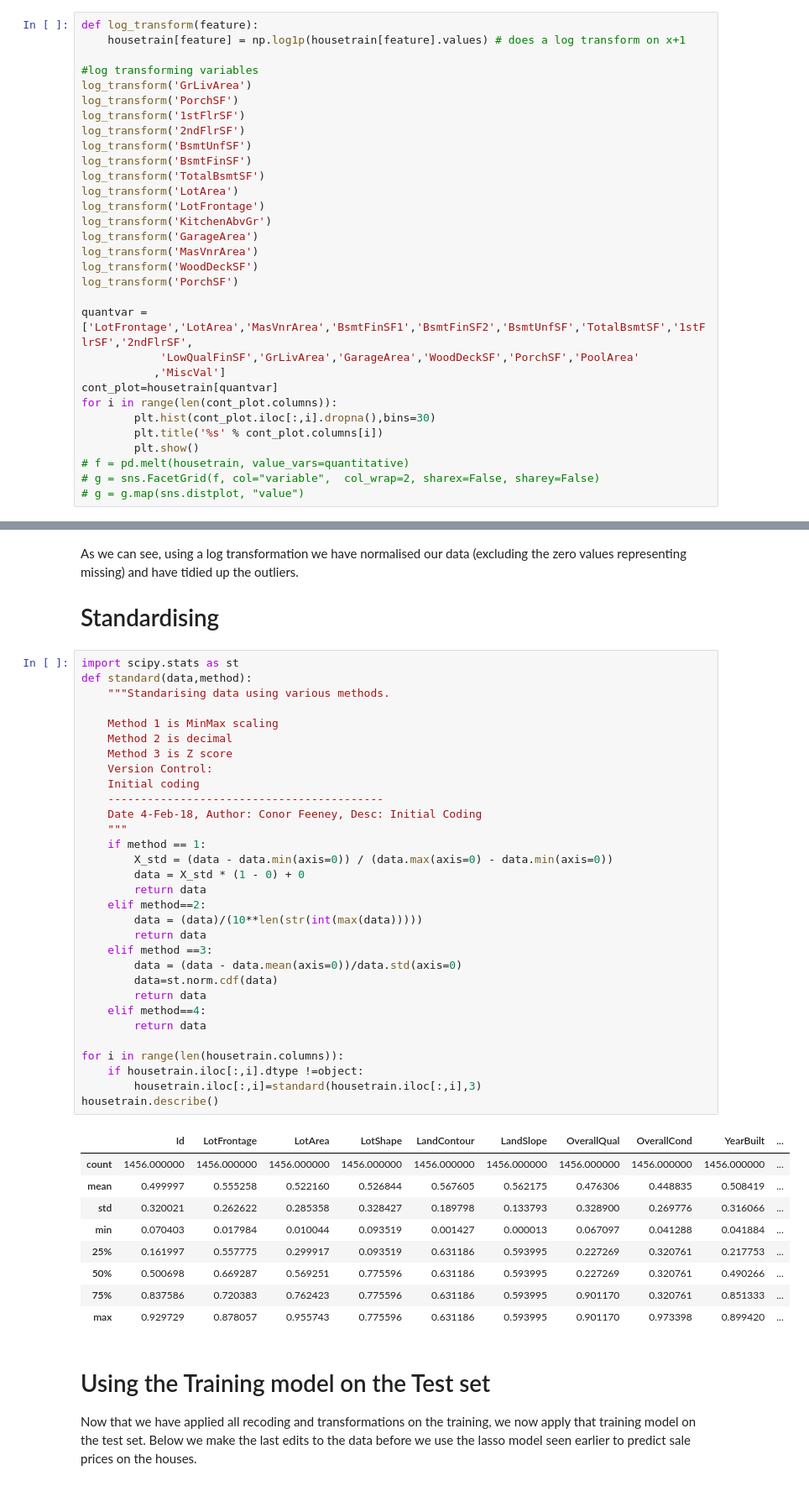
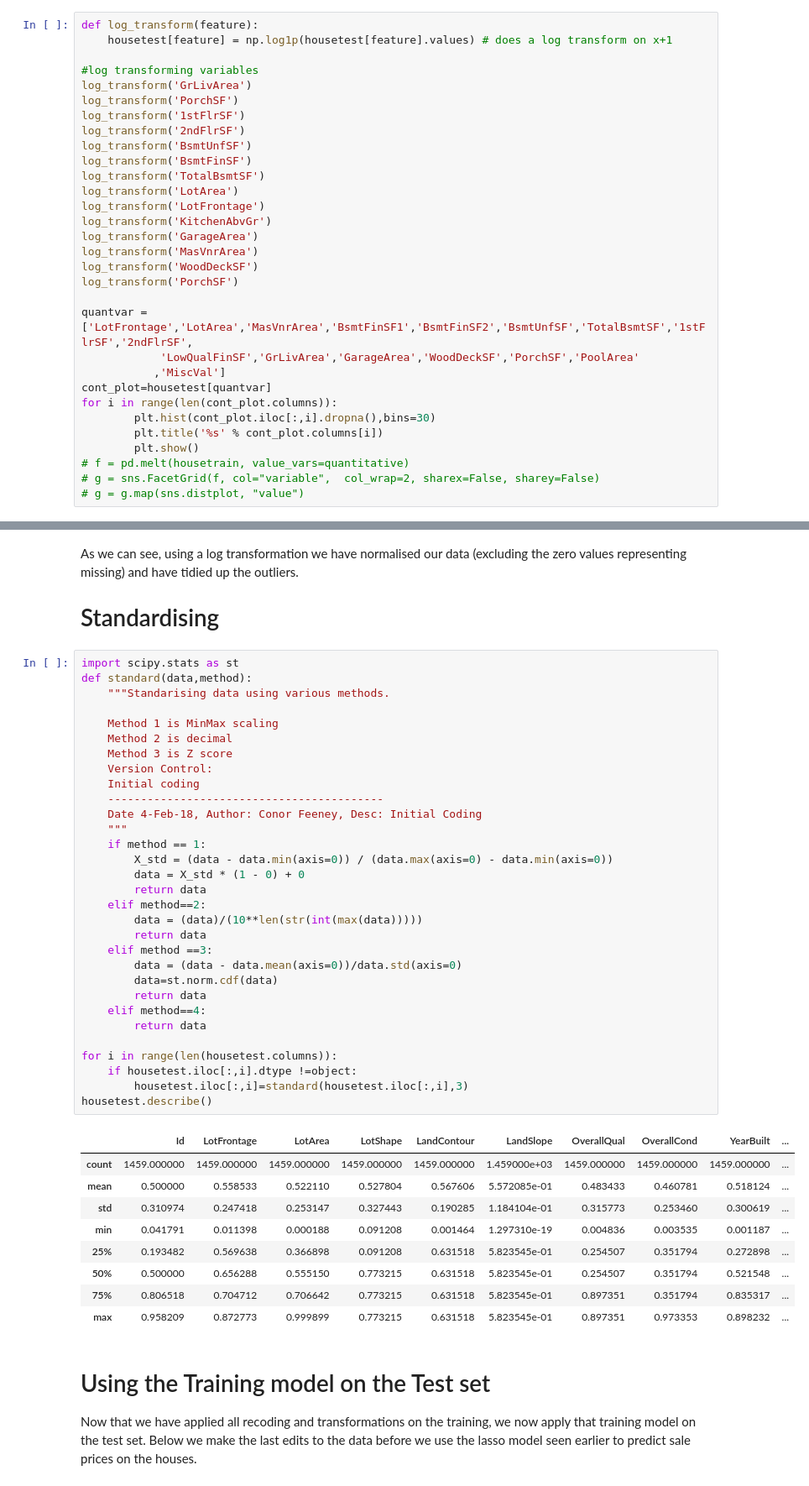
Before and after one commit to ConorFeeney/IS540-Project-2, a Jupyter notebook: Base Model Report.ipynb, the cells around one changed output, grey strips where cells are left out. Shown at 84% size. Cells and saved outputs as stored; diff of their text form.

```diff
--- a/Base Model Report.ipynb
+++ b/Base Model Report.ipynb
@@ -1697,7 +1697,7 @@ We can also use some combination thereof. For our base model, it was decided to
 For right skewed data, the log transformation works well, and this was the selected transformation for our model for the severly right skewed data listed above. It is suspected that if the outliers were dealt with, the data would become more normally distributed. This was the decided approach with a view of returning to this as we seek to improve the model.
 # %%
 def log_transform(feature):
-    housetrain[feature] = np.log1p(housetrain[feature].values) # does a log transform on x+1
+    housetest[feature] = np.log1p(housetest[feature].values) # does a log transform on x+1
 
 #log transforming variables
 log_transform('GrLivArea')
@@ -1718,7 +1718,7 @@ log_transform('PorchSF')
 quantvar = ['LotFrontage','LotArea','MasVnrArea','BsmtFinSF1','BsmtFinSF2','BsmtUnfSF','TotalBsmtSF','1stFlrSF','2ndFlrSF',
             'LowQualFinSF','GrLivArea','GarageArea','WoodDeckSF','PorchSF','PoolArea'
            ,'MiscVal']
-cont_plot=housetrain[quantvar]
+cont_plot=housetest[quantvar]
 for i in range(len(cont_plot.columns)):
         plt.hist(cont_plot.iloc[:,i].dropna(),bins=30)
         plt.title('%s' % cont_plot.columns[i])
@@ -1747,44 +1747,44 @@ As we can see, using a log transformation we have normalised our data (excluding
 # %%
 import scipy.stats as st
 def standard(data,method):
     """Standarising data using various methods.
 
     Method 1 is MinMax scaling
     Method 2 is decimal
     Method 3 is Z score
     Version Control:
     Initial coding
     ------------------------------------------
     Date 4-Feb-18, Author: Conor Feeney, Desc: Initial Coding
     """
     if method == 1:
         X_std = (data - data.min(axis=0)) / (data.max(axis=0) - data.min(axis=0))
         data = X_std * (1 - 0) + 0
         return data
     elif method==2:
         data = (data)/(10**len(str(int(max(data)))))
         return data
     elif method ==3:
         data = (data - data.mean(axis=0))/data.std(axis=0)
         data=st.norm.cdf(data)
         return data
     elif method==4:
         return data
 
-for i in range(len(housetrain.columns)):
-    if housetrain.iloc[:,i].dtype !=object:
-        housetrain.iloc[:,i]=standard(housetrain.iloc[:,i],3)
-housetrain.describe()
+for i in range(len(housetest.columns)):
+    if housetest.iloc[:,i].dtype !=object:
+        housetest.iloc[:,i]=standard(housetest.iloc[:,i],3)
+housetest.describe()
 # %% [output]
 |  | Id | LotFrontage | LotArea | LotShape | LandContour | LandSlope | OverallQual | OverallCond | YearBuilt | ... |
-| count | 1456.000000 | 1456.000000 | 1456.000000 | 1456.000000 | 1456.000000 | 1456.000000 | 1456.000000 | 1456.000000 | 1456.000000 | ... |
-| mean | 0.499997 | 0.555258 | 0.522160 | 0.526844 | 0.567605 | 0.562175 | 0.476306 | 0.448835 | 0.508419 | ... |
-| std | 0.320021 | 0.262622 | 0.285358 | 0.328427 | 0.189798 | 0.133793 | 0.328900 | 0.269776 | 0.316066 | ... |
-| min | 0.070403 | 0.017984 | 0.010044 | 0.093519 | 0.001427 | 0.000013 | 0.067097 | 0.041288 | 0.041884 | ... |
-| 25% | 0.161997 | 0.557775 | 0.299917 | 0.093519 | 0.631186 | 0.593995 | 0.227269 | 0.320761 | 0.217753 | ... |
-| 50% | 0.500698 | 0.669287 | 0.569251 | 0.775596 | 0.631186 | 0.593995 | 0.227269 | 0.320761 | 0.490266 | ... |
-| 75% | 0.837586 | 0.720383 | 0.762423 | 0.775596 | 0.631186 | 0.593995 | 0.901170 | 0.320761 | 0.851333 | ... |
-| max | 0.929729 | 0.878057 | 0.955743 | 0.775596 | 0.631186 | 0.593995 | 0.901170 | 0.973398 | 0.899420 | ... |
+| count | 1459.000000 | 1459.000000 | 1459.000000 | 1459.000000 | 1459.000000 | 1.459000e+03 | 1459.000000 | 1459.000000 | 1459.000000 | ... |
+| mean | 0.500000 | 0.558533 | 0.522110 | 0.527804 | 0.567606 | 5.572085e-01 | 0.483433 | 0.460781 | 0.518124 | ... |
+| std | 0.310974 | 0.247418 | 0.253147 | 0.327443 | 0.190285 | 1.184104e-01 | 0.315773 | 0.253460 | 0.300619 | ... |
+| min | 0.041791 | 0.011398 | 0.000188 | 0.091208 | 0.001464 | 1.297310e-19 | 0.004836 | 0.003535 | 0.001187 | ... |
+| 25% | 0.193482 | 0.569638 | 0.366898 | 0.091208 | 0.631518 | 5.823545e-01 | 0.254507 | 0.351794 | 0.272898 | ... |
+| 50% | 0.500000 | 0.656288 | 0.555150 | 0.773215 | 0.631518 | 5.823545e-01 | 0.254507 | 0.351794 | 0.521548 | ... |
+| 75% | 0.806518 | 0.704712 | 0.706642 | 0.773215 | 0.631518 | 5.823545e-01 | 0.897351 | 0.351794 | 0.835317 | ... |
+| max | 0.958209 | 0.872773 | 0.999899 | 0.773215 | 0.631518 | 5.823545e-01 | 0.897351 | 0.973353 | 0.898232 | ... |
 # %% [markdown]
 # Using the Training model on the Test set
 Now that we have applied all recoding and transformations on the training, we now apply that training model on the test set. Below we make the last edits to the data before we use the lasso model seen earlier to predict sale prices on the houses.
```
Also changed, not shown: parts of 8 cells of this notebook.
